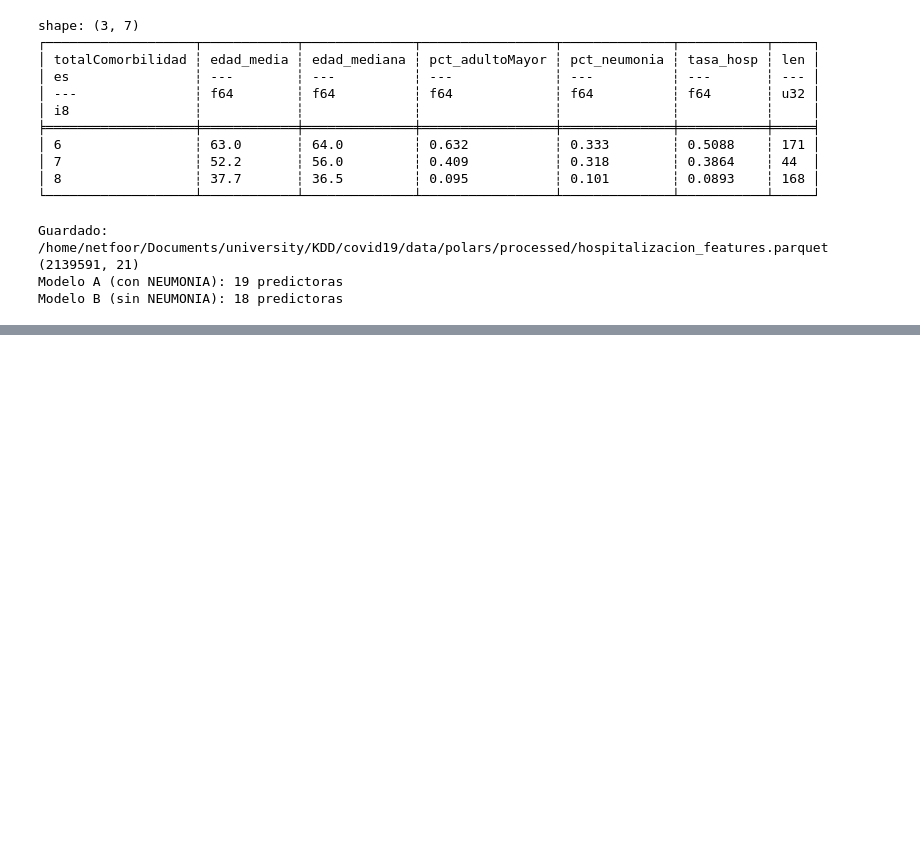
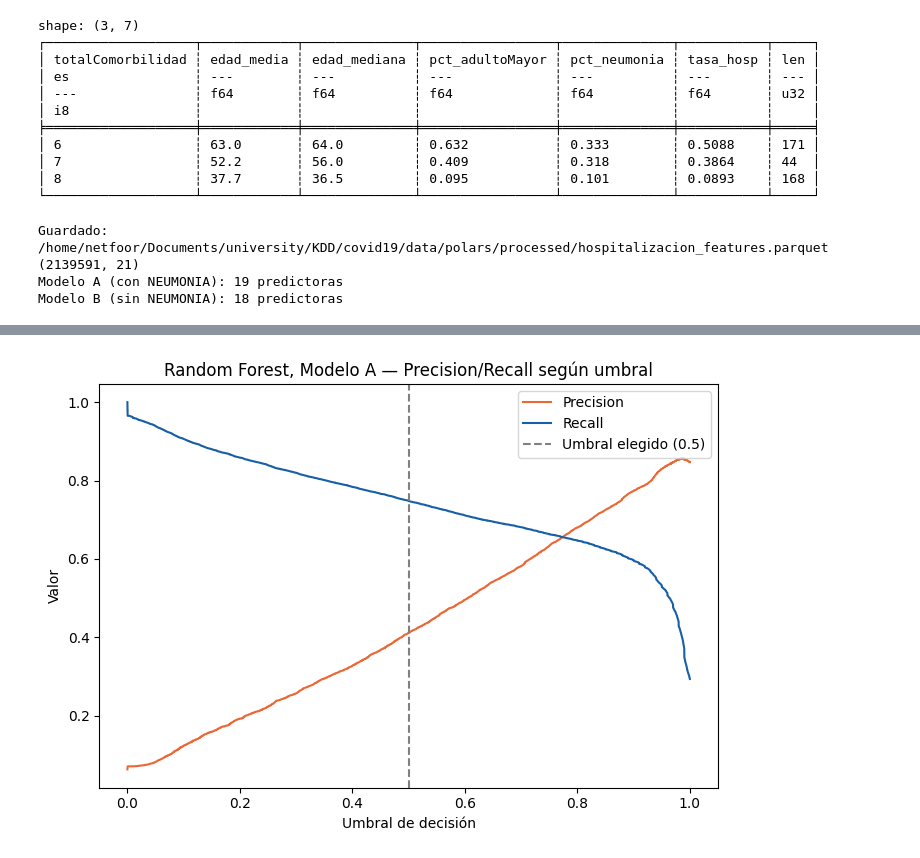
Before and after one commit to netfoor/KDD_COVID, a Jupyter notebook: notebooks/12_objetive.ipynb, the cells around one changed output, grey strips where cells are left out. Drawn from its saved outputs; the diff is of its cells as text; code cells hidden in the pictures; blank space fills up the shorter version.

```diff
--- a/notebooks/12_objetive.ipynb
+++ b/notebooks/12_objetive.ipynb
@@ -595,0 +964,17 @@ Modelo B (sin NEUMONIA): 18 predictoras
+# %%
+from sklearn.metrics import precision_recall_curve
+
+precision, recall, thresholds = precision_recall_curve(y_test, predicciones["A"]["RandomForest"]["y_proba"])
+plt.figure(figsize=(7, 5))
+plt.plot(thresholds, precision[:-1], label="Precision", color="#eb6834")
+plt.plot(thresholds, recall[:-1], label="Recall", color="#185FA5")
+plt.axvline(0.5, color="gray", linestyle="--", label="Umbral elegido (0.5)")
+plt.xlabel("Umbral de decisión")
+plt.ylabel("Valor")
+plt.title("Random Forest, Modelo A — Precision/Recall según umbral")
+plt.legend()
+plt.tight_layout()
+plt.savefig("precision_recall_umbral.png", dpi=150)
+plt.show()
+# %% [output]
+[figure, added]
```
Also changed, not shown: parts of 15 cells of this notebook, 5 other files.
